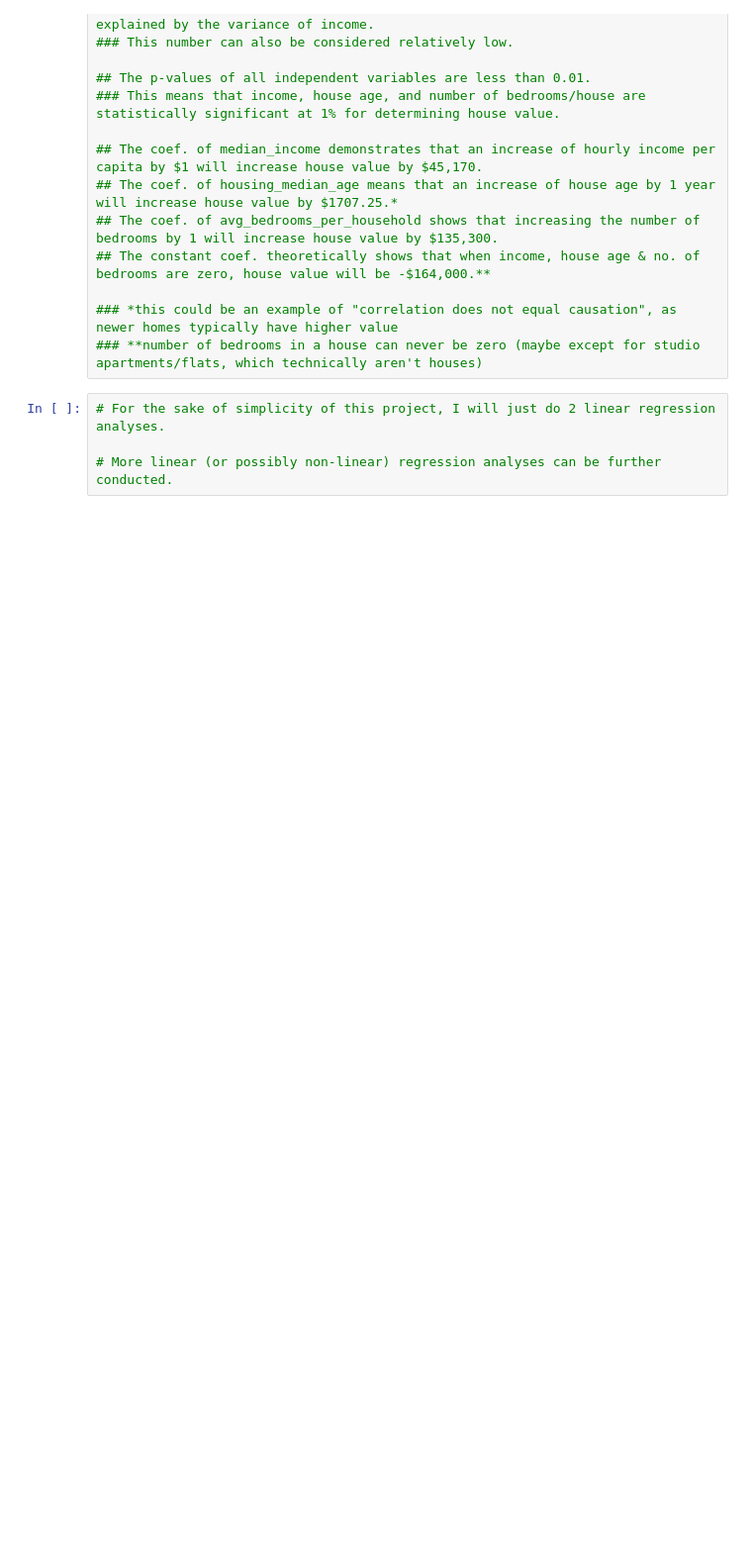
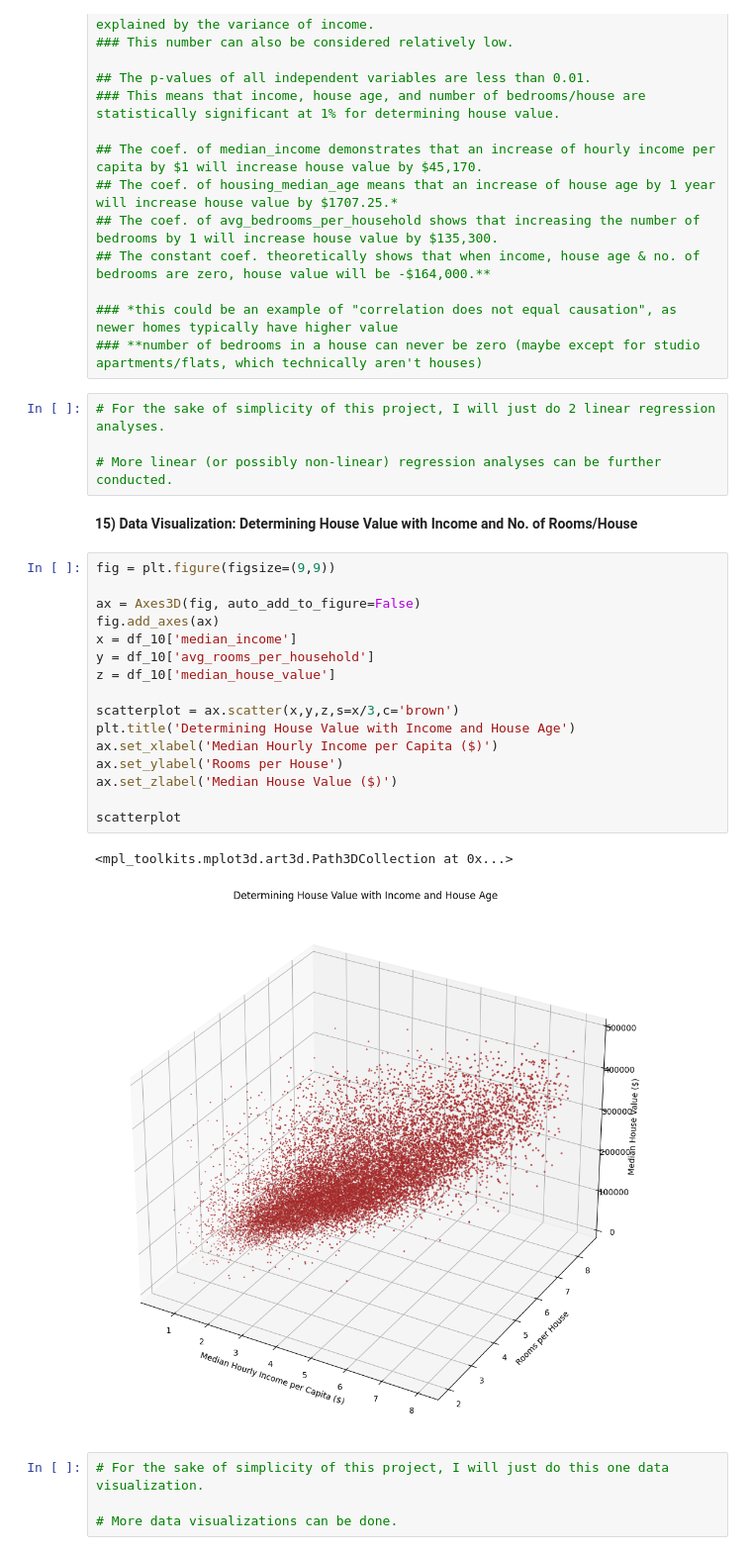
Before and after one commit to emiriosp/correlation_hdi_and_height, a Jupyter notebook: housing.ipynb, the cells around one changed output. Shown: that part at 99% size. Drawn from its saved outputs; the diff is of its cells as text; blank space fills up the shorter version.

```diff
--- a/housing.ipynb
+++ b/housing.ipynb
@@ -406,3 +405,28 @@ Notes:
 # For the sake of simplicity of this project, I will just do 2 linear regression analyses.
 
 # More linear (or possibly non-linear) regression analyses can be further conducted.
+# %% [markdown]
+**15) Data Visualization: Determining House Value with Income and No. of Rooms/House**
+# %%
+fig = plt.figure(figsize=(9,9))
+
+ax = Axes3D(fig, auto_add_to_figure=False)
+fig.add_axes(ax)
+x = df_10['median_income']
+y = df_10['avg_rooms_per_household']
+z = df_10['median_house_value']
+
+scatterplot = ax.scatter(x,y,z,s=x/3,c='brown')
+plt.title('Determining House Value with Income and House Age')
+ax.set_xlabel('Median Hourly Income per Capita ($)')
+ax.set_ylabel('Rooms per House')
+ax.set_zlabel('Median House Value ($)')
+
+scatterplot
+# %% [output]
+<mpl_toolkits.mplot3d.art3d.Path3DCollection at 0x...>
+[figure, added]
+# %%
+# For the sake of simplicity of this project, I will just do this one data visualization.
+
+# More data visualizations can be done.
```
Also changed, not shown: parts of 4 cells of this notebook.
